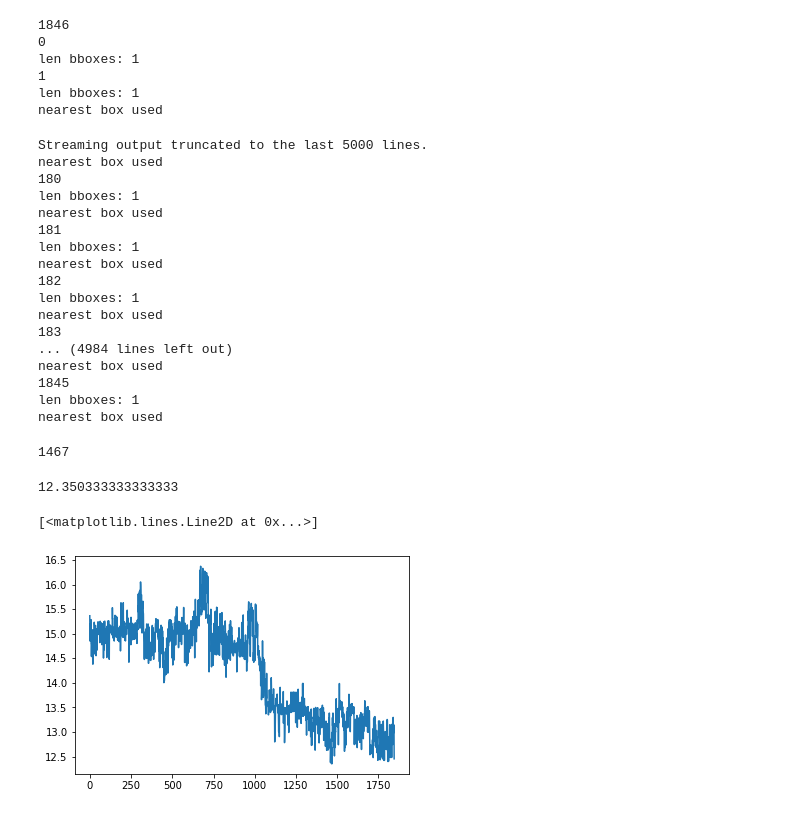
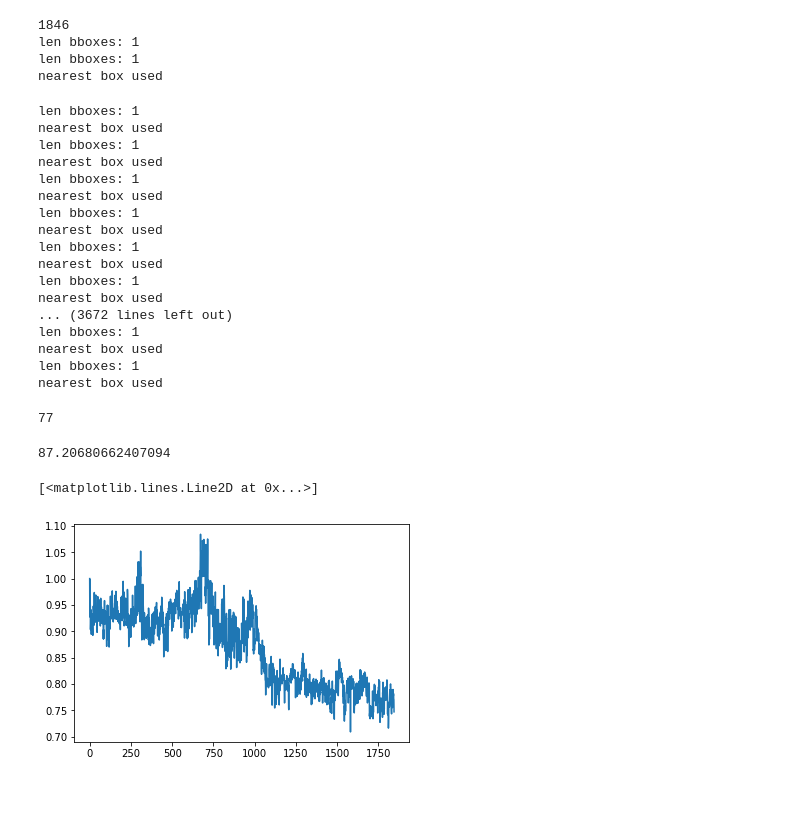
Before and after one commit to NoelleI/Udacity-Deployment, a Jupyter notebook: Heartbeat.ipynb, the cells around one changed output. Saved outputs shown, nothing was run; the diff lists cells and outputs as text; code cells hidden in the pictures.

Commit message:
Takis with Skin Detection and 4 components

```diff
--- a/Heartbeat.ipynb
+++ b/Heartbeat.ipynb
@@ -20,13 +20,13 @@ from google.colab.patches import cv2_imshow
 # define the upper and lower boundaries of the HSV pixel
 # intensities to be considered 'skin'
 
-#take out the skin detection:
-lower = np.array([0, 0, 0], dtype = "uint8")
-upper = np.array([255, 255, 255], dtype = "uint8")
+#take out the skin detection using boundary value of 255:
+#lower = np.array([0, 0, 0], dtype = "uint8")
+#upper = np.array([255, 255, 255], dtype = "uint8")
 
 #include the skin detection:
-#lower = np.array([0, 48, 80], dtype = "uint8")
-#upper = np.array([20, 255, 255], dtype = "uint8")
+lower = np.array([0, 48, 80], dtype = "uint8")
+upper = np.array([20, 255, 255], dtype = "uint8")
 
 
 
@@ -42,11 +42,12 @@ ra = []
 ga = []
 ba = []
 box = []
+num = []
 
 # keep looping over the frames in the video
 for i in range(n_frames):
 
-    print(i)
+
 	# grab the current frame
     (grabbed, frame) = camera.read()
 	# if we are viewing a video and we did not grab a
@@ -69,8 +70,9 @@ for i in range(n_frames):
         skinMask = cv2.GaussianBlur(skinMask, (3, 3), 0)
         skin = cv2.bitwise_and(frame, frame, mask = skinMask)
 
-        bboxes = classifier.detectMultiScale(skin, 1.05, 8)
+        bboxes = classifier.detectMultiScale(frame, 1.05, 8)
         print('len bboxes:', len(bboxes))
+
         if box == []:
           if len(bboxes) ==0:
             print("face not detected in first frame")
@@ -84,7 +86,7 @@ for i in range(n_frames):
             print("old box used")
           else:
            test2 = np.zeros(len(bboxes))
-           for i, boxnew in enumerate(bboxes):
+           for g, boxnew in enumerate(bboxes):
             [xn, yn, widthn, heightn] = boxnew
             x2n = xn + widthn
             y2n = yn + heightn
@@ -92,8 +94,8 @@ for i in range(n_frames):
             tempn = np.zeros([frame.shape[0], frame.shape[1]])
             tempn = tempn.astype(np.uint8)
             cv2.rectangle(tempn, (xn, yn), (x2n, y2n), (255,255,255), -1)
-            test = cv2.bitwise_and(temp, temp, mask = tempn)
-            test2[i] = np.mean(test)
+            test = cv2.bitwise_and(temp, temp, mask = tempn)   #temp was defined in the last iteration
+            test2[g] = np.mean(test)
            boxt = bboxes[np.argmax(test2)]
            if boxt[3] <= width*0.9 or boxt[3] >= width*1.1:
              box = box
@@ -129,17 +131,23 @@ for i in range(n_frames):
         sking = skin[:,:,1].reshape(-1)
         skinb = skin[:,:,2].reshape(-1)
 
+
+
         #print(skinMask.shape)
-        for i, pixel in enumerate(skinMask.reshape(-1)):
+        for k, pixel in enumerate(skinr):   ##is this an error??
           if  not pixel==0:
-            r += skinr[i]
-            g += sking[i]
-            b += skinb[i]
+
+            r += skinr[k]
+            g += sking[k]
+            b += skinb[k]
             N+=1
+        if i ==0:
+
+            N0 = N
         ra += [r/N]
         ga += [g/N]
         ba += [b/N]
-
+        num += [N/N0]
 
 
 
@@ -151,42 +159,39 @@ camera.release()
 cv2.destroyAllWindows()
 # %% [output]
 1846
-0
 len bboxes: 1
-1
 len bboxes: 1
 nearest box used
-Streaming output truncated to the last 5000 lines.
-nearest box used
-180
 len bboxes: 1
 nearest box used
-181
 len bboxes: 1
 nearest box used
-182
 len bboxes: 1
 nearest box used
-183
-... (4984 lines left out)
-nearest box used
-1845
 len bboxes: 1
 nearest box used
+len bboxes: 1
+nearest box used
+len bboxes: 1
+nearest box used
+... (3672 lines left out)
+len bboxes: 1
+nearest box used
+len bboxes: 1
+nearest box used
 # %%
 ra = np.array(ra)
 # %%
 np.argmin(ra)
 # %% [output]
-1467
+77
 # %%
 ra[np.argmin(ra)]
 # %% [output]
-12.350333333333333
+87.20680662407094
 # %%
 import matplotlib.pyplot as plt
-
-plt.plot(ra)
+plt.plot(num)
 # %% [output]
 [<matplotlib.lines.Line2D at 0x...>]
-[figure, old version]
+[figure, new version]
```
Also changed, not shown: parts of 9 cells of this notebook.
